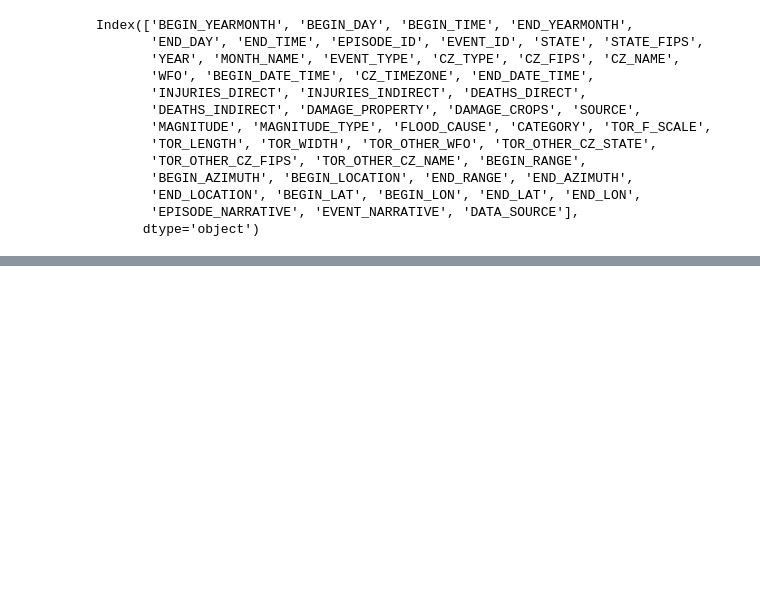
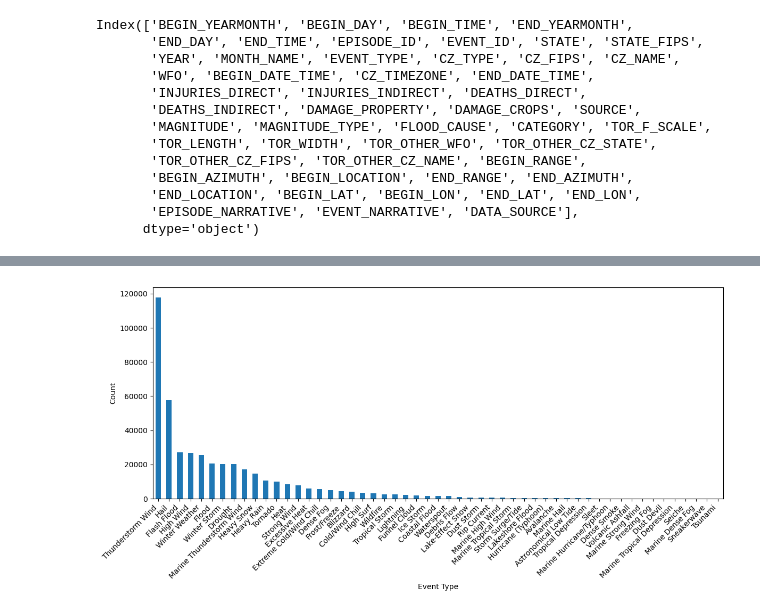
Before and after one commit to mattialodi0/progA3I, a Jupyter notebook: baseline.ipynb, the cells around one changed output, grey strips where cells are left out. Saved outputs shown, nothing was run; the diff lists cells and outputs as text; code cells hidden in the pictures; blank space fills up the shorter version.

```diff
--- a/baseline.ipynb
+++ b/baseline.ipynb
@@ -64,18 +67,32 @@ Index(['BEGIN_YEARMONTH', 'BEGIN_DAY', 'BEGIN_TIME', 'END_YEARMONTH',
       dtype='object')
 # %%
 useful_column = [
-    'CZ_TYPE',
-    'CZ_FIPS',
-    'CZ_NAME',
+    'BEGIN_YEARMONTH', 'BEGIN_DAY', 'BEGIN_TIME',
+    'END_YEARMONTH', 'END_DAY', 'END_TIME',
+    'EPISODE_ID',
+    'EVENT_ID',
+    'STATE_FIPS',
+    'YEAR',
+    'MONTH_NAME',
+    'CZ_TYPE', 'CZ_FIPS', 'CZ_NAME',
     'WFO',
-    'INJURIES_DIRECT',
-    'INJURIES_INDIRECT',
-    'DEATHS_DIRECT',
-    'DEATHS_INDIRECT',
-    'DAMAGE_PROPERTY',
-    'DAMAGE_CROPS',
+    'CZ_TIMEZONE',
+    'INJURIES_DIRECT', 'INJURIES_INDIRECT',
+    'DEATHS_DIRECT', 'DEATHS_INDIRECT',
+    'DAMAGE_PROPERTY', 'DAMAGE_CROPS',
+    'SOURCE',
+    'MAGNITUDE',
+    'MAGNITUDE_TYPE',
+    'FLOOD_CAUSE',
+    'CATEGORY',
+    'TOR_F_SCALE', 'TOR_LENGTH', 'TOR_WIDTH', 'TOR_OTHER_WFO', 'TOR_OTHER_CZ_STATE', 'TOR_OTHER_CZ_FIPS', 'TOR_OTHER_CZ_NAME',
+    'BEGIN_RANGE', 'BEGIN_AZIMUTH',
+    'END_RANGE', 'END_AZIMUTH',
+    'EPISODE_NARRATIVE', 'EVENT_NARRATIVE', 'DATA_SOURCE'
 
 
 ]
-df.drop(columns=)
+
+df1 = df.drop(columns=useful_column, axis=0)
+df1.columns
 # %% [output]
@@ -82,0 +130,9 @@ SyntaxError: expected argument value expression (1192041254.py, line 1)
+# %%
+df1['EVENT_TYPE'].value_counts().plot(kind='bar', figsize=(12, 6))
+plt.xlabel('Event Type')
+plt.ylabel('Count')
+plt.xticks(rotation=45, ha='right')
+plt.tight_layout()
+plt.show()
+# %% [output]
+[figure, added]
```
Also changed, not shown: parts of 39 cells of this notebook.
